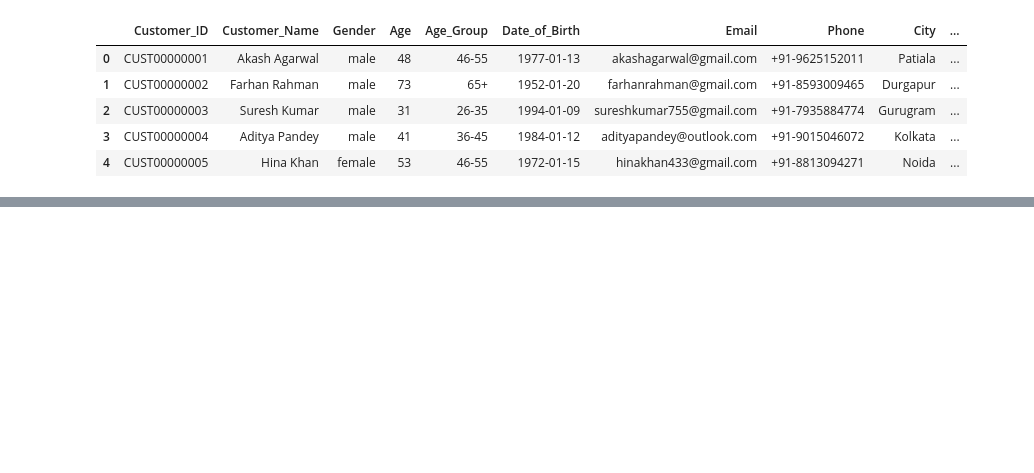
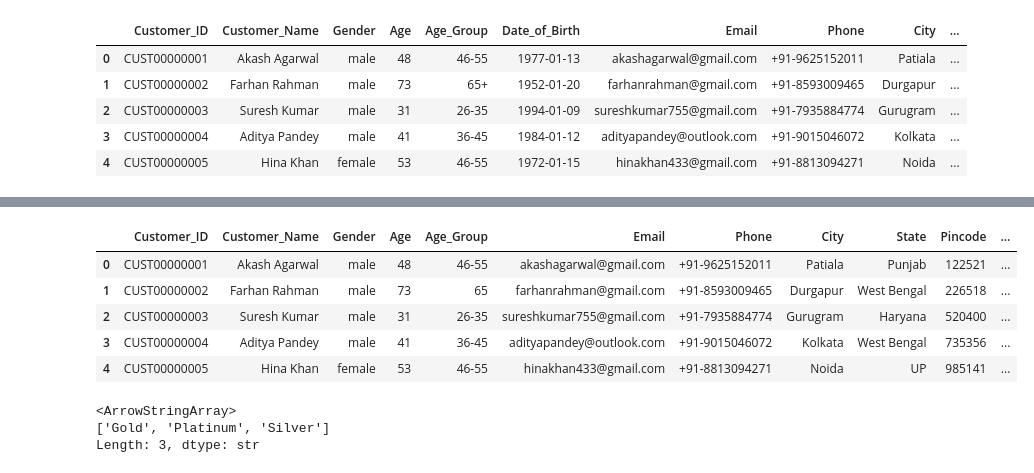
Before and after one commit to Dhnkhr/python, a Jupyter notebook: practice/prac1.ipynb, the cells around one changed output, grey strips where cells are left out. Drawn from its saved outputs; the diff is of its cells as text; code cells hidden in the pictures; blank space fills up the shorter version.

```diff
--- a/practice/prac1.ipynb
+++ b/practice/prac1.ipynb
@@ -20,0 +44,2 @@ df.drop(columns=['Date_of_Birth'], inplace=True)
+# %%
+df['reg_year']=df['Registration_Date'].str.split('-').str[0]
@@ -20,0 +61,5 @@ df.drop(columns=['Date_of_Birth'], inplace=True)
+# %%
+df['Age_Group'] = df['Age_Group'].astype(str).str.replace(r'\+', '', regex=True)
+# %%
+df['min_age']=df['Age_Group'].str.split('-').str[0]
+df['max_age']=df['Age_Group'].str.split('-').str[1]
@@ -20,0 +81,2 @@ df.drop(columns=['Date_of_Birth'], inplace=True)
+# %%
+df['max_age']=df['max_age'].fillna(100)
@@ -20,0 +99,15 @@ df.drop(columns=['Date_of_Birth'], inplace=True)
+# %%
+df.head()
+# %% [output]
+|  | Customer_ID | Customer_Name | Gender | Age | Age_Group | Email | Phone | City | State | Pincode | ... |
+| 0 | CUST00000001 | Akash Agarwal | male | 48 | 46-55 | akashagarwal@gmail.com | +91-9625152011 | Patiala | Punjab | 122521 | ... |
+| 1 | CUST00000002 | Farhan Rahman | male | 73 | 65 | farhanrahman@gmail.com | +91-8593009465 | Durgapur | West Bengal | 226518 | ... |
+| 2 | CUST00000003 | Suresh Kumar | male | 31 | 26-35 | sureshkumar755@gmail.com | +91-7935884774 | Gurugram | Haryana | 520400 | ... |
+| 3 | CUST00000004 | Aditya Pandey | male | 41 | 36-45 | adityapandey@outlook.com | +91-9015046072 | Kolkata | West Bengal | 735356 | ... |
+| 4 | CUST00000005 | Hina Khan | female | 53 | 46-55 | hinakhan433@gmail.com | +91-8813094271 | Noida | UP | 985141 | ... |
+# %%
+df['Customer_Tier'].unique()
+# %% [output]
+<ArrowStringArray>
+['Gold', 'Platinum', 'Silver']
+Length: 3, dtype: str
```
Also changed, not shown: parts of 9 cells of this notebook.
